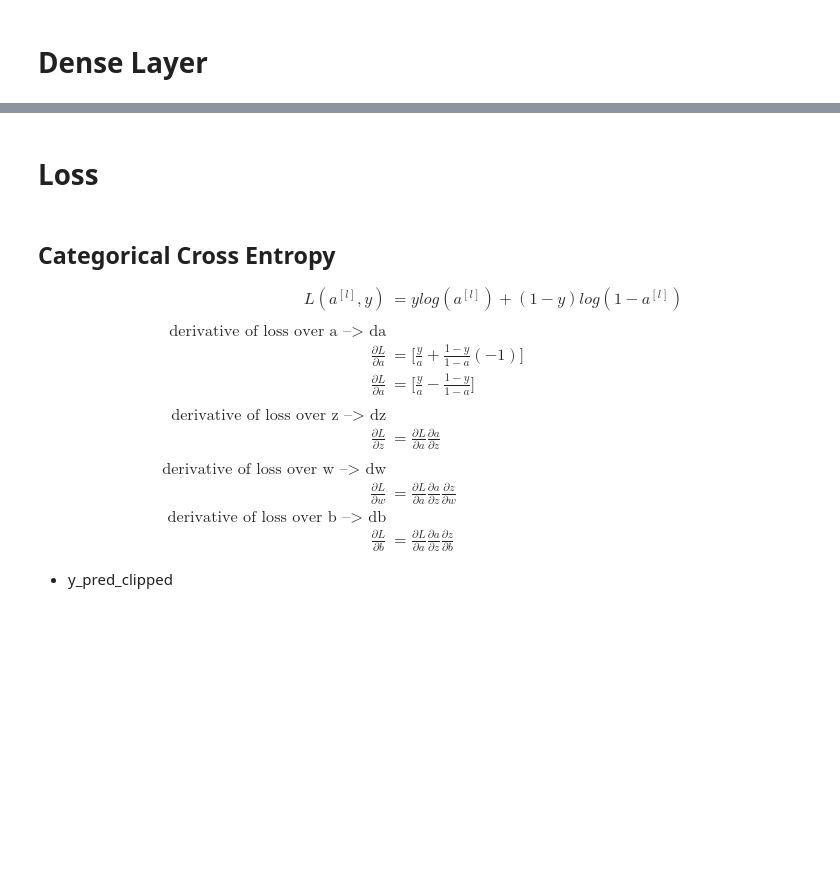
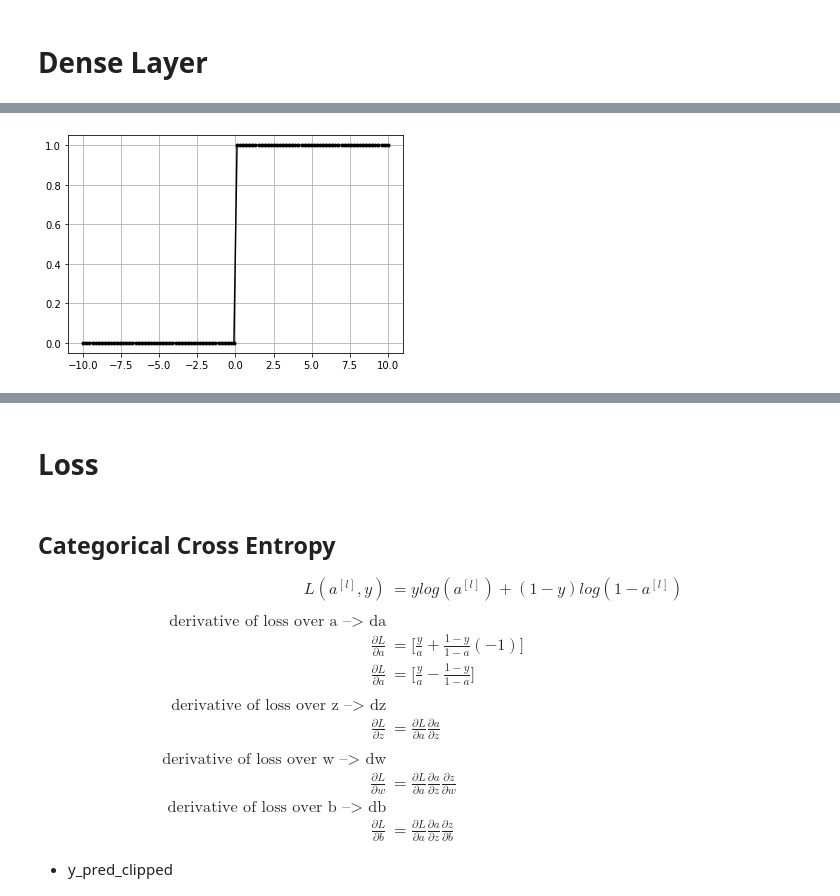
Before and after one commit to NishantBaheti/DeepLearningGuideBook, a Jupyter notebook: notebooks/ann.ipynb, the cells around one changed output, grey strips where cells are left out. Cells and saved outputs as stored; diff of their text form; code cells hidden in the pictures; blank space fills up the shorter version.

```diff
--- a/notebooks/ann.ipynb
+++ b/notebooks/ann.ipynb
@@ -196,0 +355,26 @@ class Layer_Dense:
+# %%
+class ActivationStepwise:
+    """Stepwise Activation Fx
+    """
+
+    def __init__(self):
+        self.output = None
+
+    def forward(self, inputs):
+        """Apply Stepwise to inputs
+
+        Args:
+            inputs (numpy.ndarray) : input matrix
+        """
+        self.inputs = inputs # save inputs
+        self.output = (inputs > 0).astype('int') # calculate from inputs
+# %%
+data = np.linspace(-10, 10, 100)
+act = ActivationStepwise()
+act.forward(data)
+
+
+plt.plot(data,act.output,'k.-')
+plt.grid()
+# %% [output]
+[figure, added]
```
Also changed, not shown: parts of 61 cells of this notebook, 2 other files.
